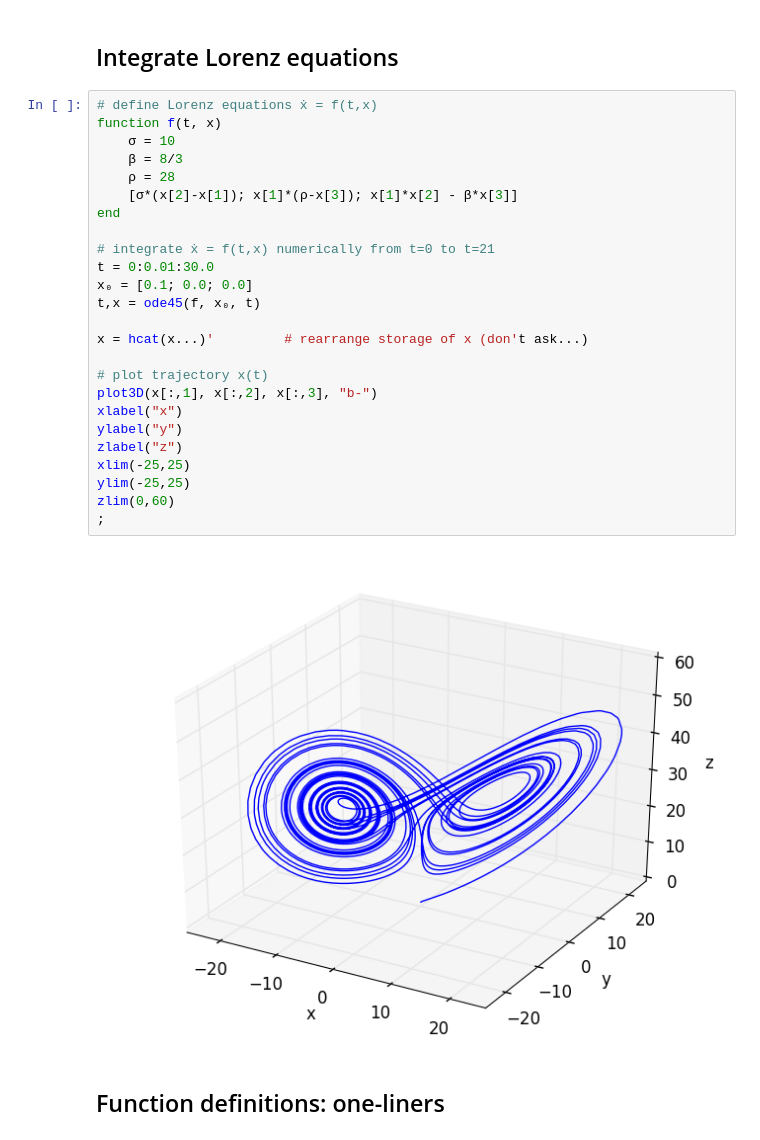
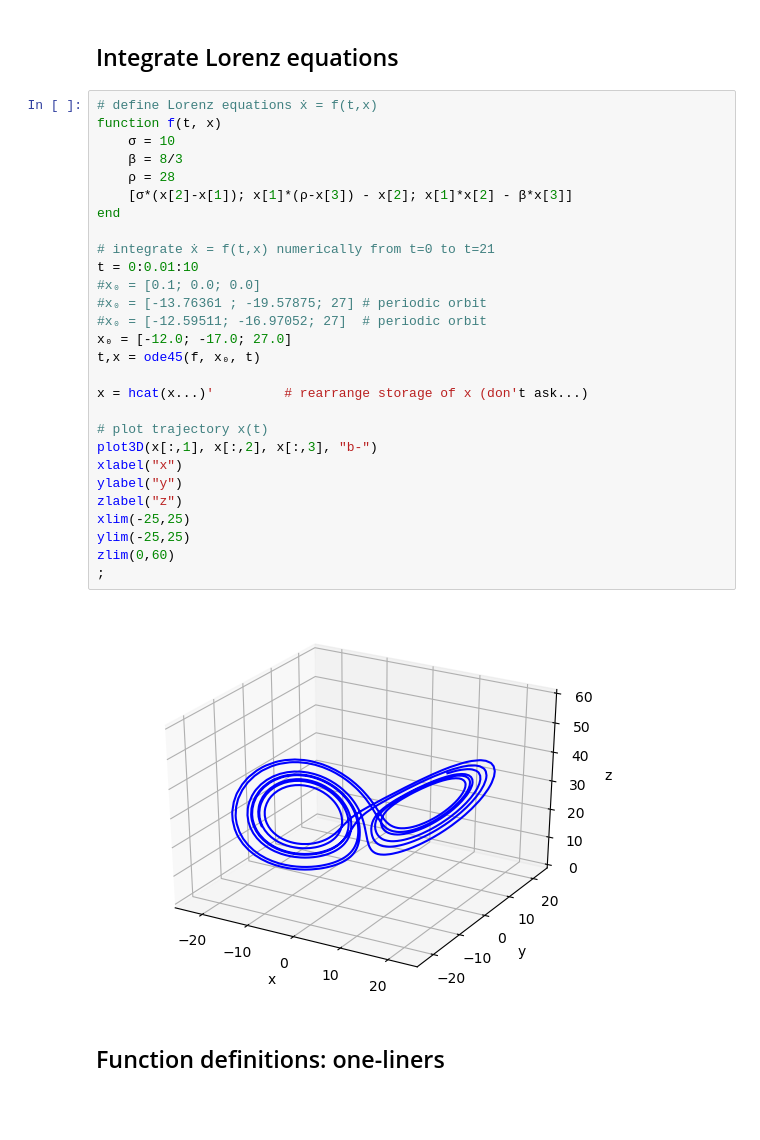
Before and after one commit to johnfgibson/whyjulia, a Jupyter notebook: 2-numeric-like-matlab.ipynb, the cells around one changed output. Drawn from its saved outputs; the diff is of its cells as text; blank space fills up the shorter version.

```diff
--- a/2-numeric-like-matlab.ipynb
+++ b/2-numeric-like-matlab.ipynb
@@ -107,30 +149,33 @@ ylim(-1.2,1.2);
 # %%
 # define Lorenz equations ẋ = f(t,x)
 function f(t, x)
     σ = 10
     β = 8/3
     ρ = 28
-    [σ*(x[2]-x[1]); x[1]*(ρ-x[3]); x[1]*x[2] - β*x[3]]
+    [σ*(x[2]-x[1]); x[1]*(ρ-x[3]) - x[2]; x[1]*x[2] - β*x[3]]
 end
 
 # integrate ẋ = f(t,x) numerically from t=0 to t=21
-t = 0:0.01:30.0
-x₀ = [0.1; 0.0; 0.0]
+t = 0:0.01:10
+#x₀ = [0.1; 0.0; 0.0]
+#x₀ = [-13.76361 ; -19.57875; 27] # periodic orbit
+#x₀ = [-12.59511; -16.97052; 27]  # periodic orbit
+x₀ = [-12.0; -17.0; 27.0]
 t,x = ode45(f, x₀, t)
 
 x = hcat(x...)'         # rearrange storage of x (don't ask...)
 
 # plot trajectory x(t)
 plot3D(x[:,1], x[:,2], x[:,3], "b-")
 xlabel("x")
 ylabel("y")
 zlabel("z")
 xlim(-25,25)
 ylim(-25,25)
 zlim(0,60)
 ;
 # %% [output]
-[figure, old version]
+[figure, new version]
 # %% [markdown]
 ## Function definitions: one-liners
 # %%
```
Also changed, not shown: parts of 11 cells of this notebook, 9 other files.
